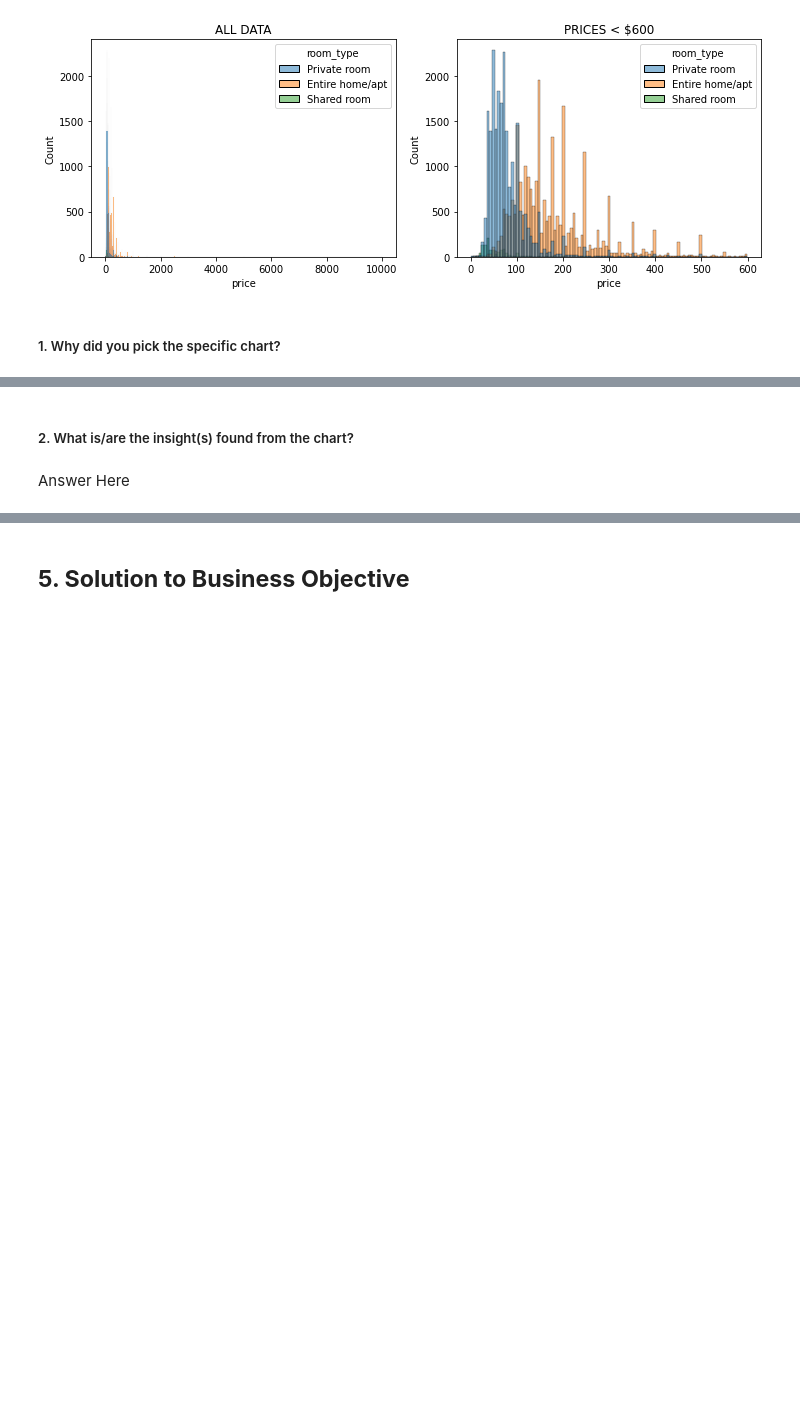
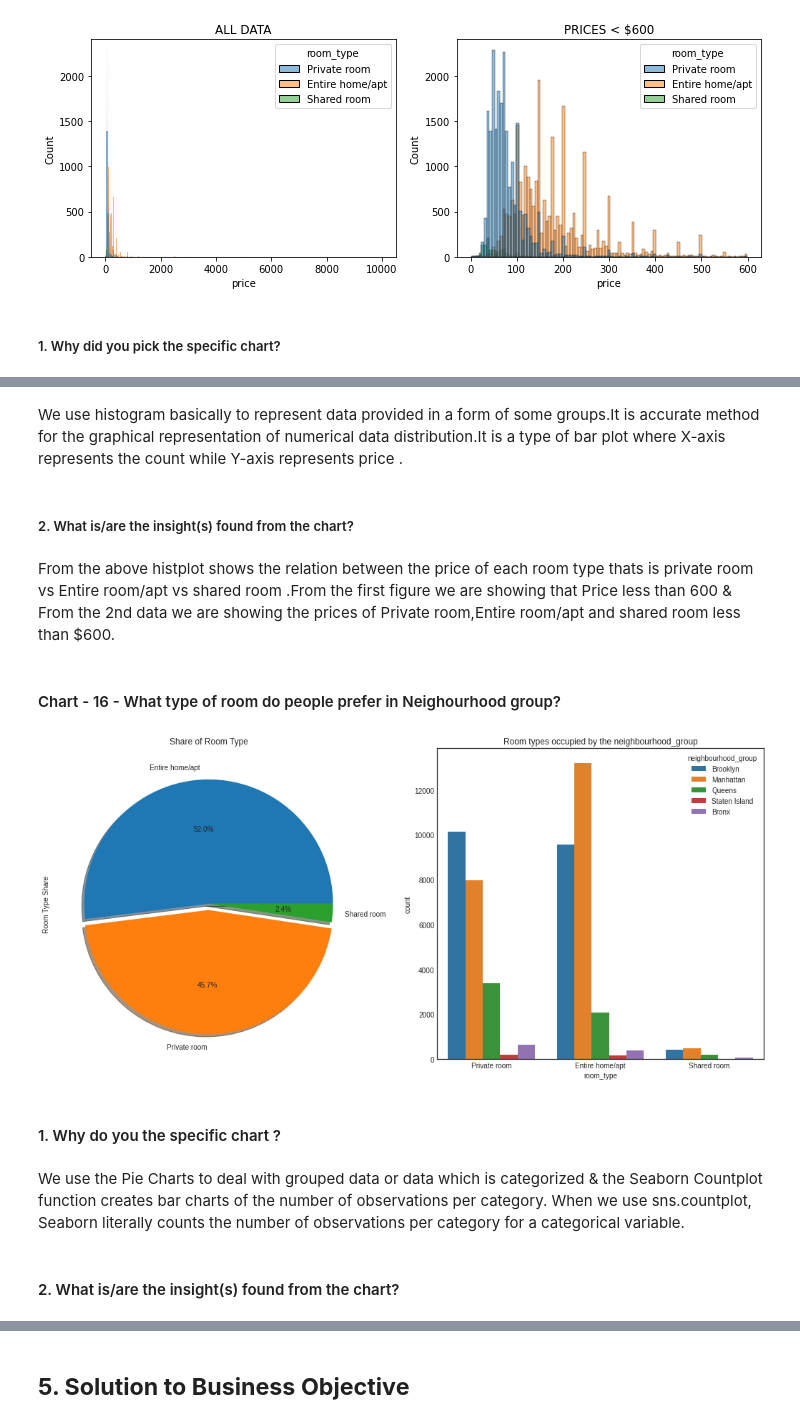
Before and after one commit to vedanttule134/Airbnb-Booking-Analysis, a Jupyter notebook: Airbnb_Bookings_Analysis_Capstone_Project.ipynb, the cells around one changed output, grey strips where cells are left out. Cells and saved outputs as stored; diff of their text form; code cells hidden in the pictures; blank space fills up the shorter version.

```diff
--- a/Airbnb_Bookings_Analysis_Capstone_Project.ipynb
+++ b/Airbnb_Bookings_Analysis_Capstone_Project.ipynb
@@ -793,4 +916,25 @@ Answer Here.
+# %% [markdown]
+We use  histogram basically  to represent data provided in a form of some groups.It is accurate method for the graphical representation of numerical data distribution.It is a type of bar plot where X-axis represents the count  while Y-axis represents price .
 # %% [markdown]
 ##### 2. What is/are the insight(s) found from the chart?
-# %% [markdown]
-Answer Here
+# %% [markdown]
+From the above histplot shows the relation between the  price of each room type thats is private room vs Entire room/apt vs shared room .From the first figure we are showing that Price less than 600 & From the 2nd data we are showing the prices of Private room,Entire room/apt and shared room less than $600.
+# %% [markdown]
+#### Chart - 16 - What type of room do people prefer in Neighourhood group?
+# %%
+plt.style.use('seaborn-white')
+f,ax=plt.subplots(1,2,figsize=(18,8))
+df['room_type'].value_counts().plot.pie(explode=[0,0.05,0],autopct='%1.1f%%',ax=ax[0],shadow=True)
+ax[0].set_title('Share of Room Type')
+ax[0].set_ylabel('Room Type Share')
+sns.countplot(x = 'room_type',hue = "neighbourhood_group",data = df)
+ax[1].set_title('Room types occupied by the neighbourhood_group')
+plt.show()
+# %% [output]
+[figure, added]
+# %% [markdown]
+#### 1. Why do you the  specific chart ?
+# %% [markdown]
+We use the Pie Charts to deal with  grouped data or data which is categorized & the Seaborn Countplot function creates bar charts of the number of observations per category. When we use sns.countplot, Seaborn literally counts the number of observations per category for a categorical variable.
+# %% [markdown]
+#### 2. What is/are the insight(s) found from the chart?
```
Also changed, not shown: parts of 101 cells of this notebook.
